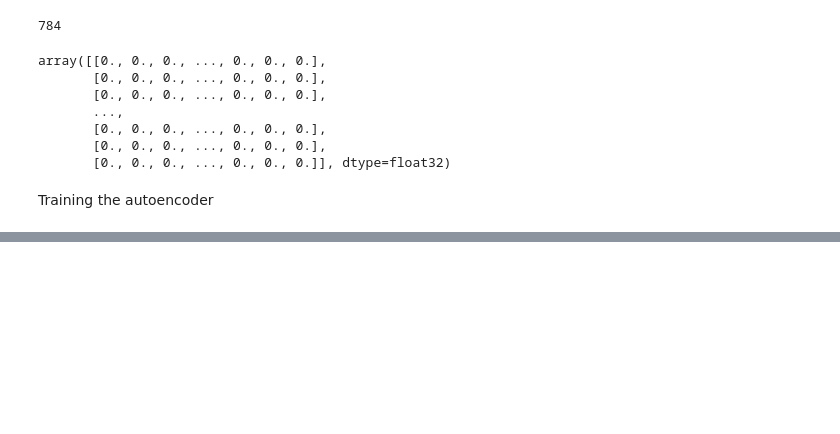
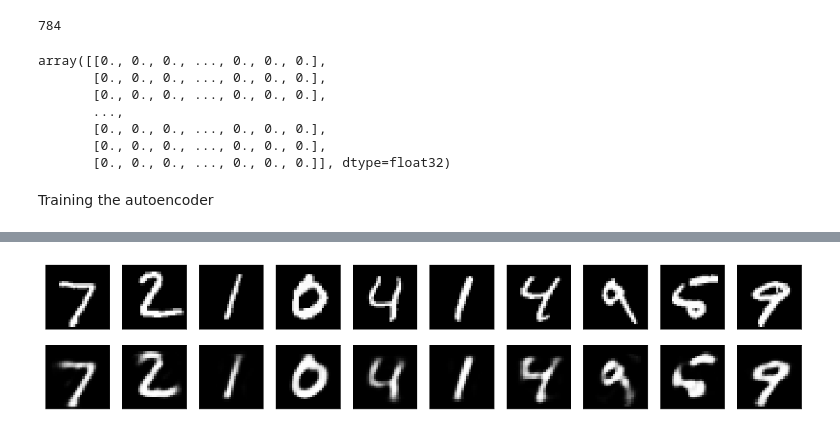
Before and after one commit to sushant2811/NLPandDeepLearning, a Jupyter notebook: autoencoders.ipynb, the cells around one changed output, grey strips where cells are left out. Cells and saved outputs as stored; diff of their text form; code cells hidden in the pictures; blank space fills up the shorter version.

Commit message:
Reconstructing decoded images

```diff
--- a/autoencoders.ipynb
+++ b/autoencoders.ipynb
@@ -54,3 +54,9 @@ keras.engine.training.Model
+# %%
+encoder = Model(inputImg, encoded)
+# %%
+encodedInput = Input(shape=(encodingDim,))
+decoderLayer = autoencoder.layers[-1]
+decoder = Model(encodedInput, decoderLayer(encodedInput))
 # %% [markdown]
 Let's build the same network using the Sequential class of keras.
 # %%
@@ -162,0 +169,27 @@ plt.legend(['training set loss', 'validation set loss']);
+# %%
+encodedImages = encoder.predict(XtestScaledFlatten)
+# %%
+decodedImages = decoder.predict(encodedImages)
+# %%
+import matplotlib.pyplot as plt
+
+n = 10 #how many number of digits we will display
+
+plt.figure(figsize=(20,4))
+
+for i in range(n):
+
+    ax = plt.subplot(2, n, i+1)
+    plt.imshow(XtestScaledFlatten[i].reshape(28, 28))
+    plt.gray()
+    ax.get_xaxis().set_visible(False)
+    ax.get_yaxis().set_visible(False)
+
+    ax = plt.subplot(2, n, i+1+n)
+    plt.imshow(decodedImages[i].reshape(28, 28))
+    plt.gray()
+    ax.get_xaxis().set_visible(False)
+    ax.get_yaxis().set_visible(False)
+plt.show()
+# %% [output]
+[figure, added]
```
Also changed, not shown: parts of 6 cells of this notebook.
